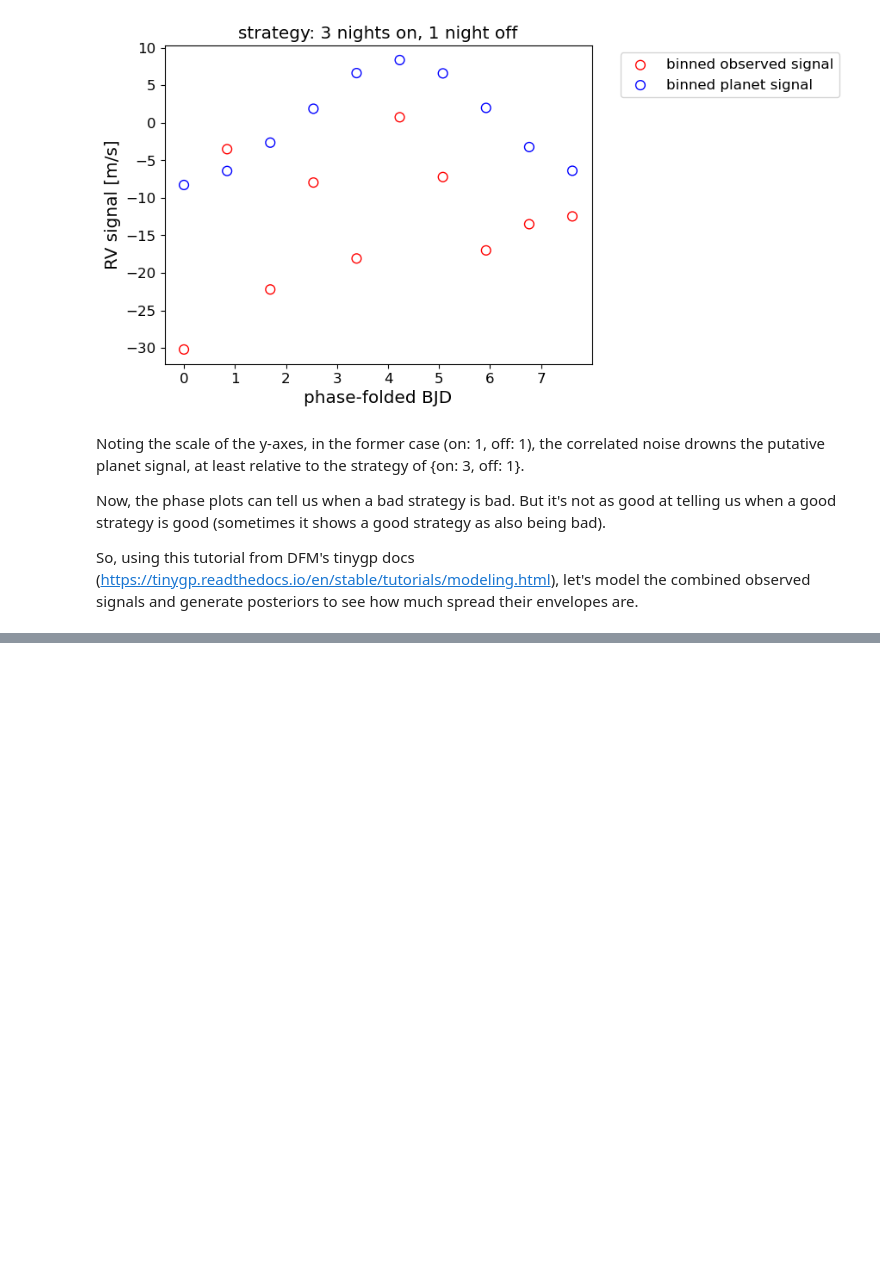
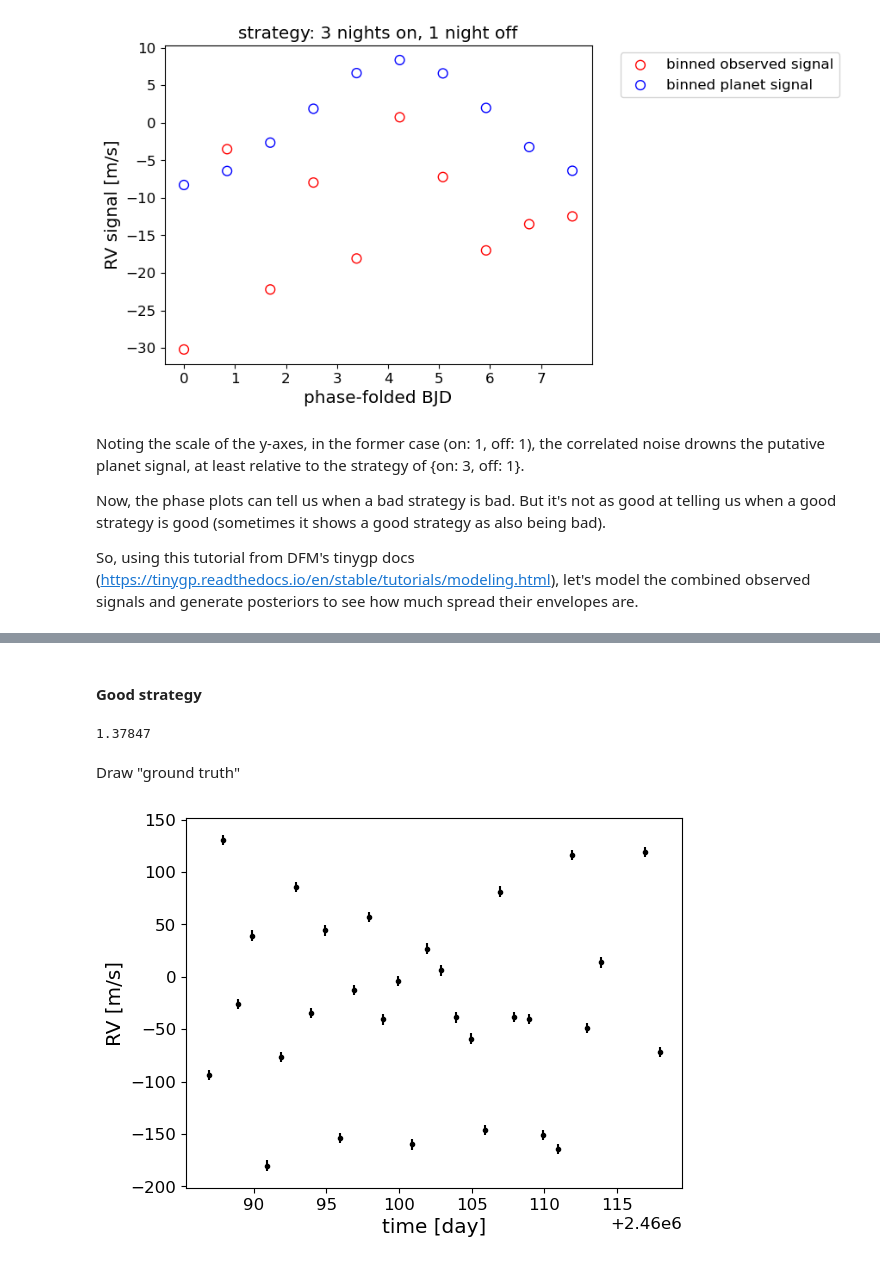
Before and after one commit to exoclam/gaspery, a Jupyter notebook: tutorials/fixed_budget.ipynb, the cells around one changed output, grey strips where cells are left out. Drawn from its saved outputs; the diff is of its cells as text; code cells hidden in the pictures; blank space fills up the shorter version.

```diff
--- a/tutorials/fixed_budget.ipynb
+++ b/tutorials/fixed_budget.ipynb
@@ -330 +348,11 @@ So, using this tutorial from DFM's tinygp docs (https://tinygp.readthedocs.io/en
+# %%
+sigma_qp_rv = 145
+Tau = 110 # 30, 110
+eta = 0.37
+hyperparams = [sigma_qp_rv, Prot, Tau, eta]
+
+# build covariance matrix, characterized by a correlated noise model of the stellar signal
+kernel = kernels.ExpSineSquared(scale=Prot, gamma=1/(2*eta**2)) # first term of exponential
+kernel *= kernels.ExpSquared(scale=Tau) # other term of exponential
+kernel *= (sigma_qp_rv)**2 # multiply by scalar
 # %%
@@ -333,0 +406,39 @@ AttributeError: module 'jax' has no attribute 'Device'
+# %% [markdown]
+#### Good strategy
+# %%
+strat = np.array(strategy.on_vs_off(on=1, off=0, twice_flag=False))
+# calculate covariance matrix
+sigma = star.cov_matrix_general(strat, kernel)
+
+# populate arguments for Fisher Info calculator
+args = np.array(strat), sigma, jnp.array(theta, dtype=float)
+
+# calculate FI
+fim = calculate_fi.clam_jax_fim(*args).block_until_ready()
+fi_ks[enum_on][enum_off] = fim[0][0]
+
+# invert FI matrix
+inv_fim = inv(fim)
+
+# top left element of matrix corresponds with RV semi-amplitude, K
+sigma_k = np.sqrt(inv_fim)[0][0]
+print(sigma_k)
+# %% [output]
+1.37847
+# %% [markdown]
+Draw "ground truth"
+# %%
+gp = GaussianProcess(kernel, strat)
+# model stellar signal
+sample = gp.sample(jax.random.PRNGKey(4), shape=(1,))
+# model planet model
+planet = calculate_fi.model_jax(strat, [theta[0], theta[1], theta[2]])
+# combine simulated signals
+observed = sample + planet
+# %%
+plt.errorbar(strat, observed[0], sigma_wn_rv, fmt=".k", capsize=0)
+plt.xlabel("time [day]")
+plt.ylabel("RV [m/s]")
+plt.show()
+# %% [output]
+[figure, added]
```
Also changed, not shown: parts of 25 cells of this notebook, 1 other file.
